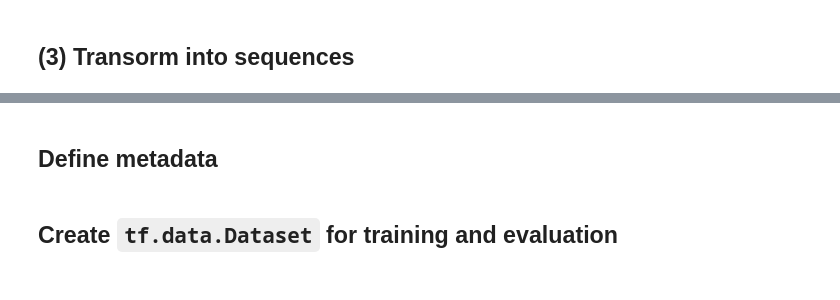
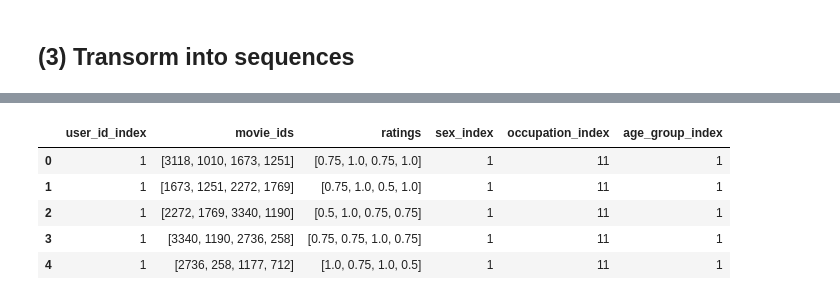
Before and after one commit to Nelsonlin0321/ml-machine-learning-cook-book, a Jupyter notebook: behavior-sequence-transformer-recommender-with-pytorch-by-movie-rating-prediction copy/10-data-transformation.ipynb, the cells around one changed output, grey strips where cells are left out. Cells and saved outputs as stored; diff of their text form; code cells hidden in the pictures.

Commit message:
add data transformation

```diff
--- a/behavior-sequence-transformer-recommender-with-pytorch-by-movie-rating-prediction copy/movielens_recommendations_transformers.ipynb
+++ b/behavior-sequence-transformer-recommender-with-pytorch-by-movie-rating-prediction copy/10-data-transformation.ipynb
@@ -160,9 +169,9 @@ df_agg_ratings = df_user_views.sort_values(by=["unix_timestamp"]).groupby("user_
 # %%
 ratings_data = pd.DataFrame(
     data={
-        "user_id": list(df_user_views.groups.keys()),
-        "movie_ids": list(df_user_views.movie_id.apply(list)),
-        "ratings": list(df_user_views.rating.apply(list)),
-        "timestamps": list(df_user_views.unix_timestamp.apply(list)),
+        "user_id_index": list(df_agg_ratings.groups.keys()),
+        "movie_ids": list(df_agg_ratings.movie_id_index.apply(list)),
+        "ratings": list(df_agg_ratings.norm_rating.apply(list)),
+        "timestamps": list(df_agg_ratings.unix_timestamp.apply(list)),
     }
 )
@@ -209,22 +226,6 @@ the DataFrame. In addition, we join the user features with the ratings data.
 # %%
-ratings_data_movies = ratings_data[["user_id", "movie_ids"]].explode(
+ratings_data_movies = ratings_data[["user_id_index", "movie_ids"]].explode(
     "movie_ids", ignore_index=True
 )
 ratings_data_rating = ratings_data[["ratings"]].explode("ratings", ignore_index=True)
 ratings_data_transformed = pd.concat([ratings_data_movies, ratings_data_rating], axis=1)
-ratings_data_transformed = ratings_data_transformed.join(
-    users.set_index("user_id"), on="user_id"
-)
-ratings_data_transformed.movie_ids = ratings_data_transformed.movie_ids.apply(
-    lambda x: ",".join(x)
-)
-ratings_data_transformed.ratings = ratings_data_transformed.ratings.apply(
-    lambda x: ",".join([str(v) for v in x])
-)
-
-del ratings_data_transformed["zip_code"]
-
-ratings_data_transformed.rename(
-    columns={"movie_ids": "sequence_movie_ids", "ratings": "sequence_ratings"},
-    inplace=True,
-)
@@ -236,3 +241,21 @@ the instances, respectively, and store them to CSV files.
+# %%
+user_columns = ['user_id_index',
+                'sex_index',
+                'occupation_index',
+                'age_group_index']
+# %%
+ratings_data_transformed = ratings_data_transformed.merge(
+    users[user_columns], on="user_id_index"
+)
+# %%
+ratings_data_transformed.head()
+# %% [output]
+|  | user_id_index | movie_ids | ratings | sex_index | occupation_index | age_group_index |
+| 0 | 1 | [3118, 1010, 1673, 1251] | [0.75, 1.0, 0.75, 1.0] | 1 | 11 | 1 |
+| 1 | 1 | [1673, 1251, 2272, 1769] | [0.75, 1.0, 0.5, 1.0] | 1 | 11 | 1 |
+| 2 | 1 | [2272, 1769, 3340, 1190] | [0.5, 1.0, 0.75, 0.75] | 1 | 11 | 1 |
+| 3 | 1 | [3340, 1190, 2736, 258] | [0.75, 0.75, 1.0, 0.75] | 1 | 11 | 1 |
+| 4 | 1 | [2736, 258, 1177, 712] | [1.0, 0.75, 1.0, 0.5] | 1 | 11 | 1 |
 # %%
 random_selection = np.random.rand(len(ratings_data_transformed.index)) <= 0.85
 train_data = ratings_data_transformed[random_selection]
@@ -243,2 +262,0 @@ test_data.to_csv("test_data.csv", index=False, sep="|", header=False)
-# %% [markdown]
-## Define metadata
@@ -259,2 +262,0 @@ MOVIE_FEATURES = ["genres"]
-# %% [markdown]
-## Create `tf.data.Dataset` for training and evaluation
```
Also changed, not shown: parts of 22 cells of this notebook.
